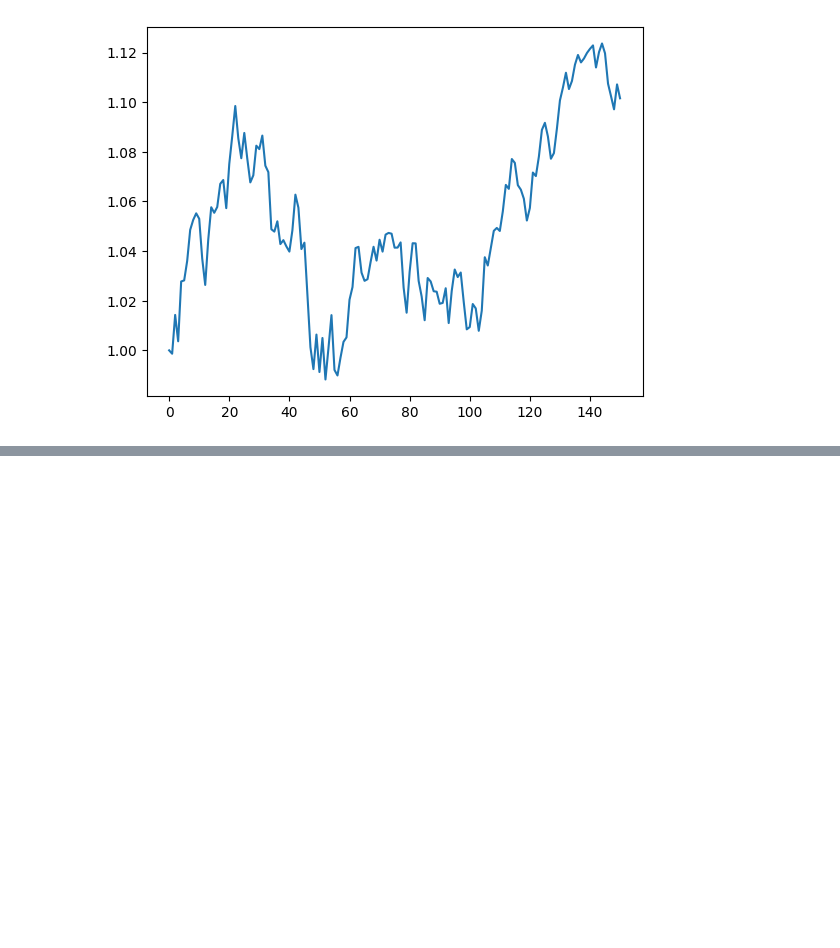
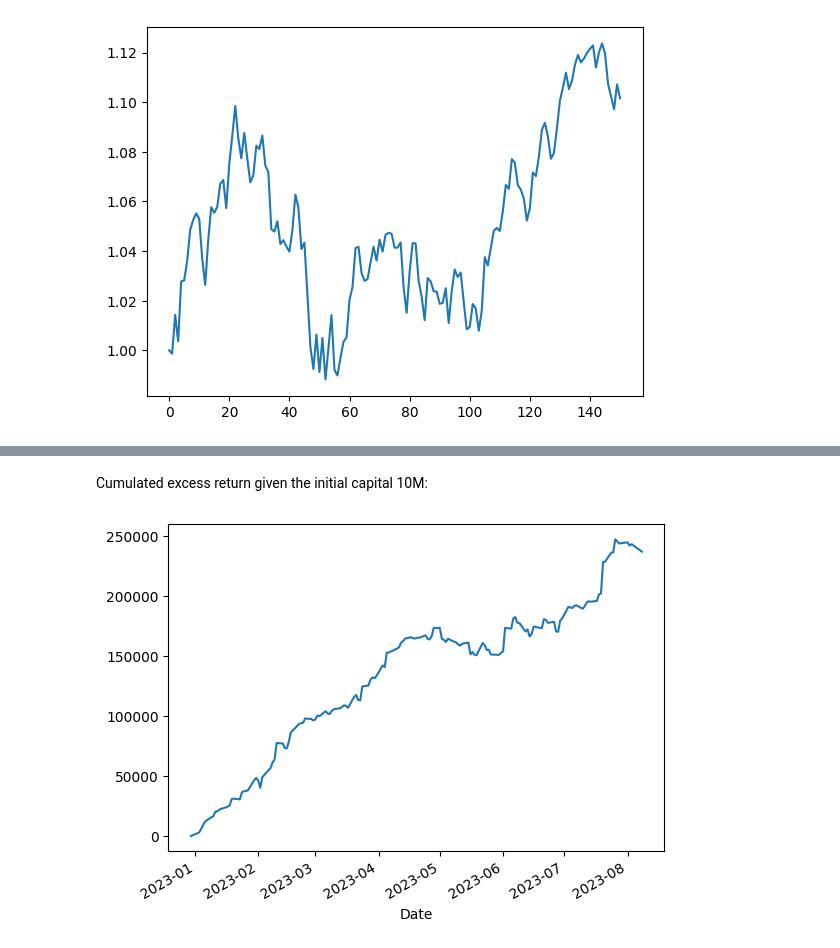
Before and after one commit to ac36796/index-optimizer, a Jupyter notebook: index_optimizer_report.ipynb, the cells around one changed output, grey strips where cells are left out. Saved outputs shown, nothing was run; the diff lists cells and outputs as text; code cells hidden in the pictures; blank space fills up the shorter version.

```diff
--- a/index_optimizer_report.ipynb
+++ b/index_optimizer_report.ipynb
@@ -271,0 +308,6 @@ res = optimizer.update_x0(x0).update_signal(signal).add_constraints(constraints)
+# %% [markdown]
+Cumulated excess return given the initial capital 10M:
+# %%
+df_res.eval('excess=(eod-idx)*1e7')['excess'].plot();
+# %% [output]
+[figure, added]
```
Also changed, not shown: parts of 11 cells of this notebook, 2 other files.
